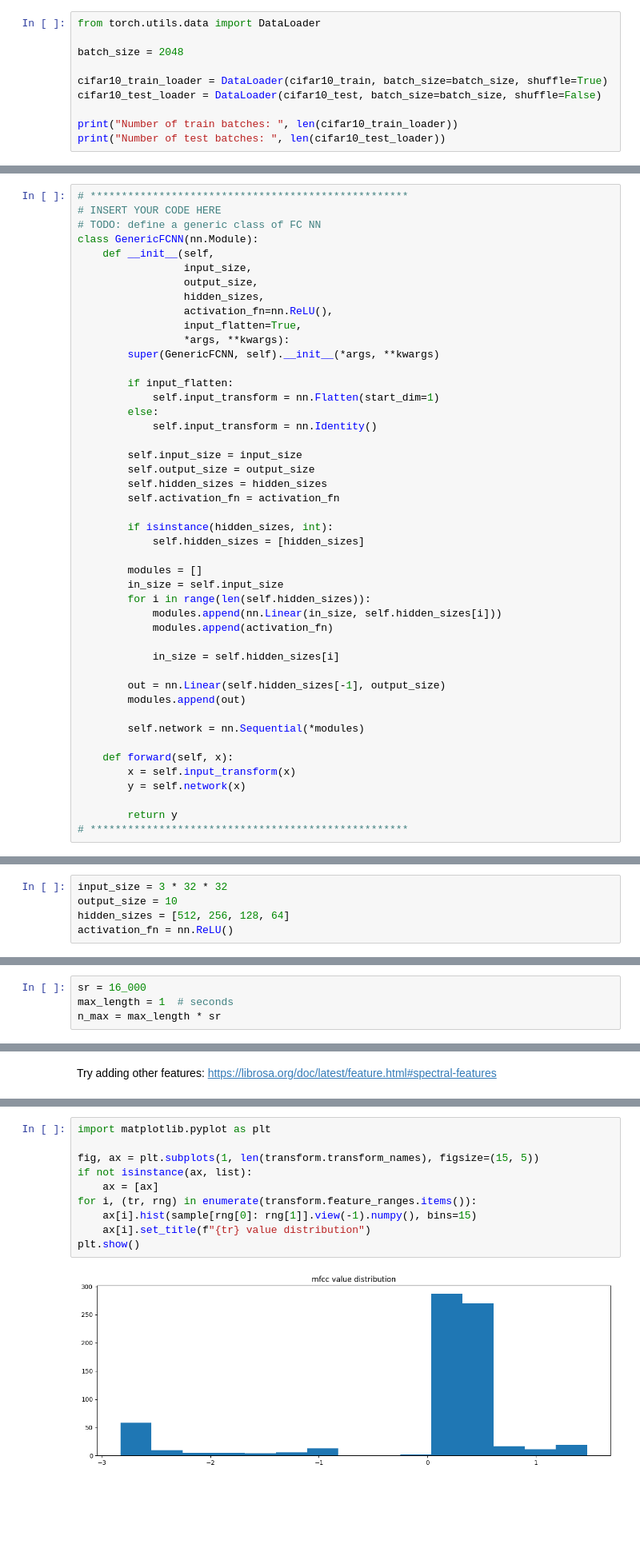
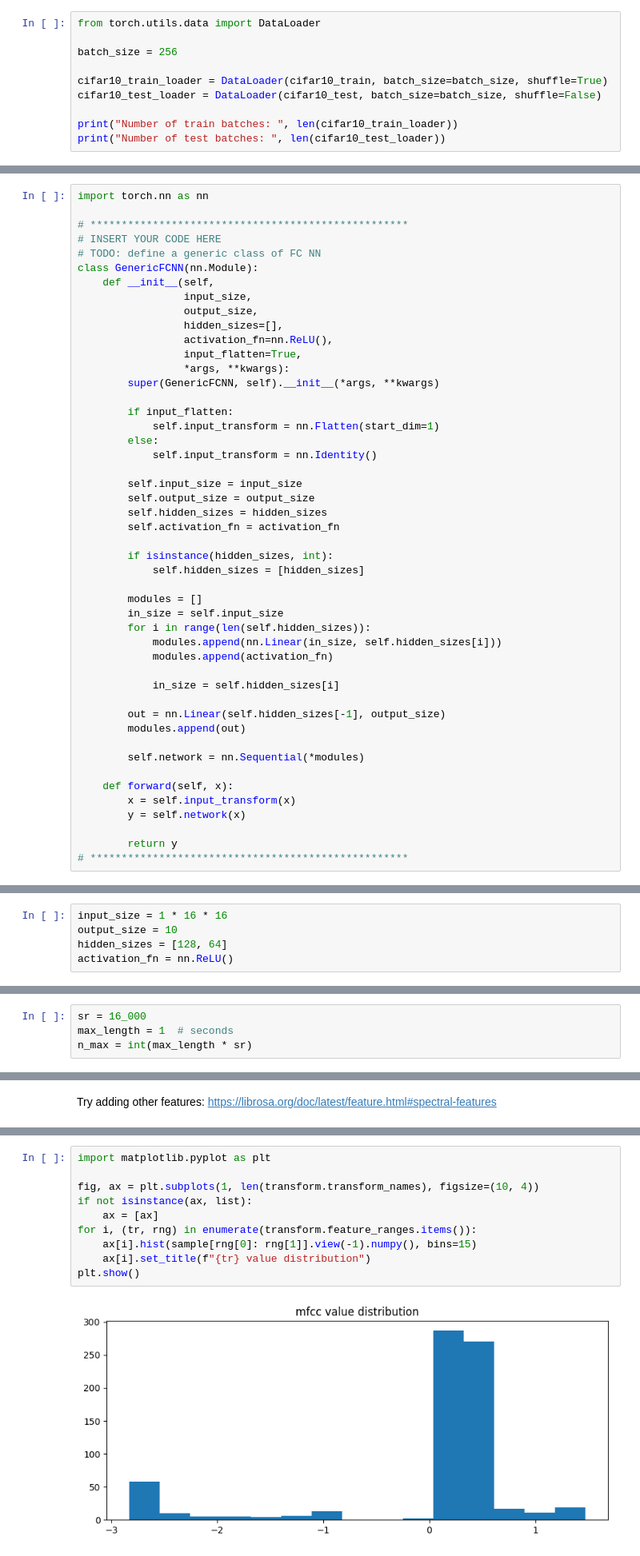
Before and after one commit to Vladimirescu/BIOSINF_IA2, a Jupyter notebook: L1/fully_connected.ipynb, the cells around one changed output, grey strips where cells are left out. Shown at 80% size. Cells and saved outputs as stored; diff of their text form; blank space fills up the shorter version.

```diff
--- a/L1/fully_connected.ipynb
+++ b/L1/fully_connected.ipynb
@@ -777,7 +789,7 @@ Requirement already satisfied: importlib in c:\users\lenovo\.virtualenvs\abba-to
 # %%
 from torch.utils.data import DataLoader
 
-batch_size = 2048
+batch_size = 256
 
 cifar10_train_loader = DataLoader(cifar10_train, batch_size=batch_size, shuffle=True)
 cifar10_test_loader = DataLoader(cifar10_test, batch_size=batch_size, shuffle=False)
@@ -792,6 +804,8 @@ Number of test batches:  5
 # %% [markdown]
 Note: you can use torch.nn.Sequential or torch.nn.ModuleList() to store an arbitrary number of Linear operators and activation functions
 # %%
+import torch.nn as nn
+
 # ***************************************************
 # INSERT YOUR CODE HERE
 # TODO: define a generic class of FC NN
@@ -799,7 +813,7 @@ class GenericFCNN(nn.Module):
     def __init__(self,
                  input_size,
                  output_size,
-                 hidden_sizes,
+                 hidden_sizes=[],
                  activation_fn=nn.ReLU(),
                  input_flatten=True,
                  *args, **kwargs):
@@ -840,9 +854,9 @@ class GenericFCNN(nn.Module):
 # %% [markdown]
 Define model hyperparameters:
 # %%
-input_size = 3 * 32 * 32
+input_size = 1 * 16 * 16
 output_size = 10
-hidden_sizes = [512, 256, 128, 64]
+hidden_sizes = [128, 64]
 activation_fn = nn.ReLU()
 # %%
 model = GenericFCNN(input_size, output_size, hidden_sizes, activation_fn)
@@ -1072,7 +1080,7 @@ classes = ["up", "down", "left", "right"]
 # %%
 sr = 16_000
 max_length = 1  # seconds
-n_max = max_length * sr
+n_max = int(max_length * sr)
 # %%
 class CustomSpeechDataset(Dataset):
     def __init__(self, root_dir, classes, n_max, transform=None):
@@ -1237,15 +1251,15 @@ Feature ranges:  {'mfcc': (0, 707)}
 # %%
 import matplotlib.pyplot as plt
 
-fig, ax = plt.subplots(1, len(transform.transform_names), figsize=(15, 5))
+fig, ax = plt.subplots(1, len(transform.transform_names), figsize=(10, 4))
 if not isinstance(ax, list):
     ax = [ax]
 for i, (tr, rng) in enumerate(transform.feature_ranges.items()):
     ax[i].hist(sample[rng[0]: rng[1]].view(-1).numpy(), bins=15)
     ax[i].set_title(f"{tr} value distribution")
 plt.show()
 # %% [output]
-[figure, old version]
+[figure, new version]
 # %% [markdown]
 #### Data Splitting & Classifier Training
 # %%
```
Also changed, not shown: parts of 44 cells of this notebook, 4 other files.
